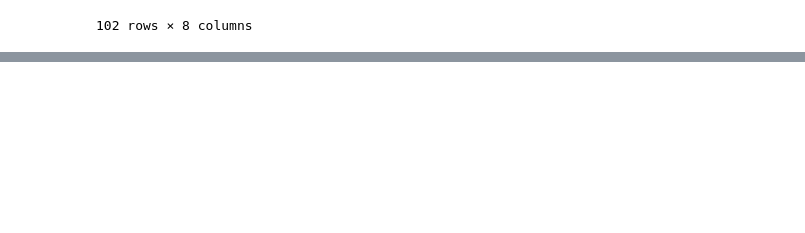
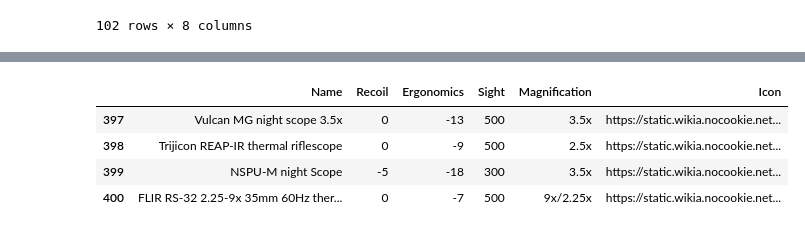
Before and after one commit to difonz/Tarkov-Gun-Mod, a Jupyter notebook: Data/GunDatasheet.ipynb, the cells around one changed output, grey strips where cells are left out. Saved outputs shown, nothing was run; the diff lists cells and outputs as text; code cells hidden in the pictures; blank space fills up the shorter version.

```diff
--- a/Data/GunDatasheet.ipynb
+++ b/Data/GunDatasheet.ipynb
@@ -582,0 +563,25 @@ SpecialScope
+# %%
+if(len(SpecialScope.columns)== 8):
+    SpecialScope = SpecialScope.drop(columns=\
+                                    ['sight','Mag'])
+    SpecialScope = SpecialScope.rename\
+        (columns= {"Recoil %": "Recoil","Accuracy":"Sight","Muzzle Velocity":"Magnification"})
+
+for indexes in SpecialScope.index:
+    if indexes !=396 and indexes != 399:
+        tempRecoil= 0
+        tempErgo = SpecialScope.loc[indexes].Recoil
+        tempSight = SpecialScope.loc[indexes].Ergonomics
+        tempMag = SpecialScope.loc[indexes].Sight
+
+        SpecialScope.loc[indexes].Recoil = tempRecoil
+        SpecialScope.loc[indexes].Ergonomics = tempErgo
+        SpecialScope.loc[indexes].Sight = tempSight
+        SpecialScope.loc[indexes].Magnification = tempMag
+SpecialScope
+# %% [output]
+|  | Name | Recoil | Ergonomics | Sight | Magnification | Icon |
+| 397 | Vulcan MG night scope 3.5x | 0 | -13 | 500 | 3.5x | https://static.wikia.nocookie.net... |
+| 398 | Trijicon REAP-IR thermal riflescope | 0 | -9 | 500 | 2.5x | https://static.wikia.nocookie.net... |
+| 399 | NSPU-M night Scope | -5 | -18 | 300 | 3.5x | https://static.wikia.nocookie.net... |
+| 400 | FLIR RS-32 2.25-9x 35mm 60Hz ther... | 0 | -7 | 500 | 9x/2.25x | https://static.wikia.nocookie.net... |
```
Also changed, not shown: parts of 4 cells of this notebook.
